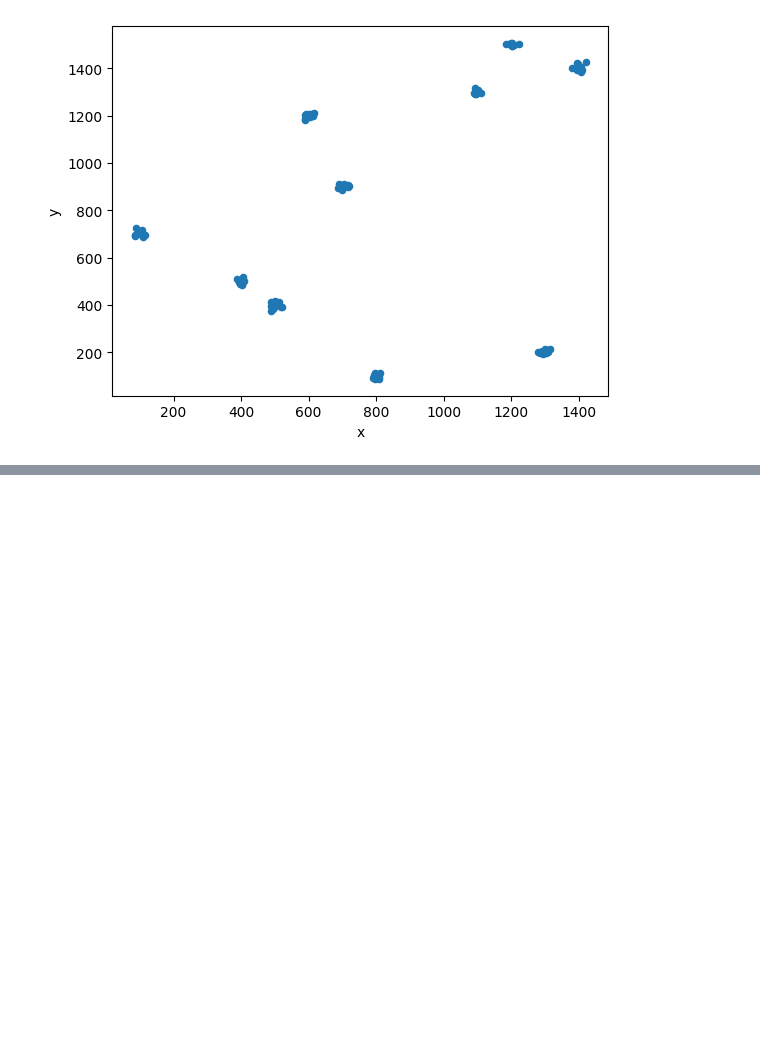
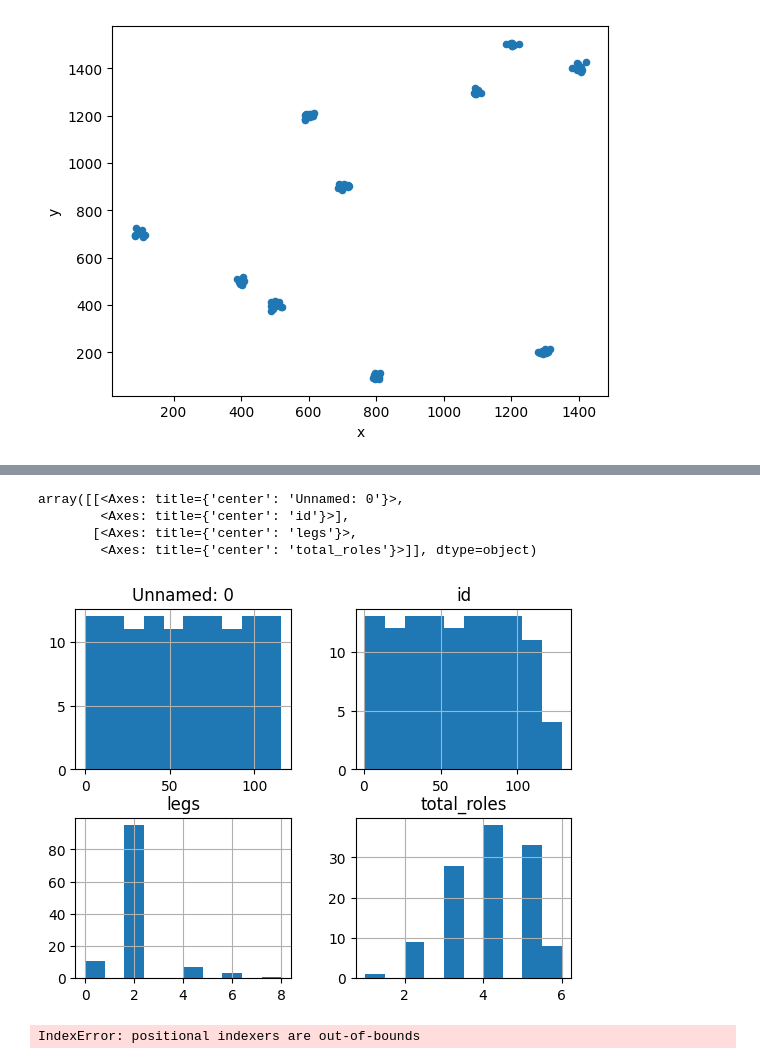
Before and after one commit to EraCat/hse_cbab2025_hw, a Jupyter notebook: src/stepik_ds_ml/lesson_2.ipynb, the cells around one changed output, grey strips where cells are left out. Cells and saved outputs as stored; diff of their text form; code cells hidden in the pictures; blank space fills up the shorter version.

```diff
--- a/src/stepik_ds_ml/lesson_2.ipynb
+++ b/src/stepik_ds_ml/lesson_2.ipynb
@@ -8,0 +17,28 @@ df.plot.scatter(x = 'x', y = 'y')
+# %%
+import ast
+
+
+df = pd.read_csv('dota_hero_stats (1).csv')
+df.head()
+df["roles"] = df["roles"].apply(ast.literal_eval)
+df['total_roles'] = df['roles'].apply(len)
+df.hist()
+# %% [output]
+array([[<Axes: title={'center': 'Unnamed: 0'}>,
+        <Axes: title={'center': 'id'}>],
+       [<Axes: title={'center': 'legs'}>,
+        <Axes: title={'center': 'total_roles'}>]], dtype=object)
+[figure, added]
+# %%
+df = pd.DataFrame()
+df['type'] = ['A', 'A', 'B', 'B']
+df['value'] = [10, 14,12,23]
+
+columns = ['type', 'value']
+data = [['A', 10], ['A', 14], ['B', 12], ['B', 23]]
+my_data = pd.DataFrame(data = data, columns = columns)
+
+my_data.iloc[0:1]
+my_data.iloc[:, [1,3]].loc[(my_data.index != 1) & (my_data.index != 5)]
+# %% [output]
+IndexError: positional indexers are out-of-bounds
```
Also changed, not shown: parts of 1 cell of this notebook, 26 other files.
